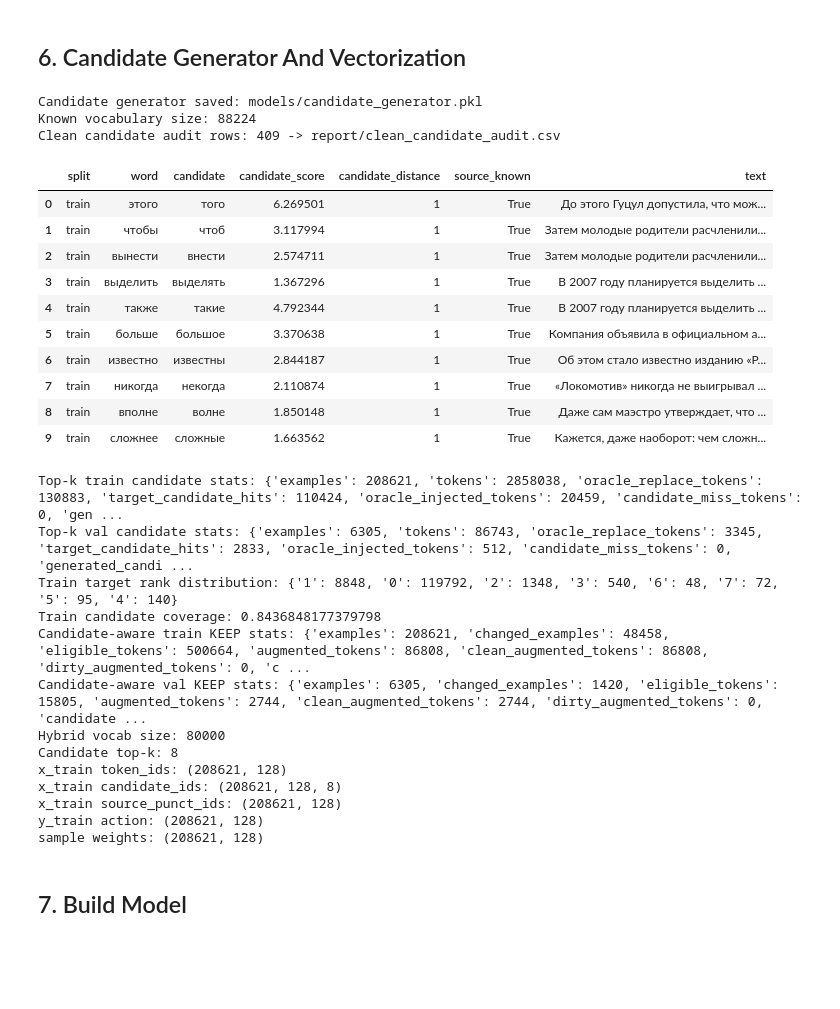
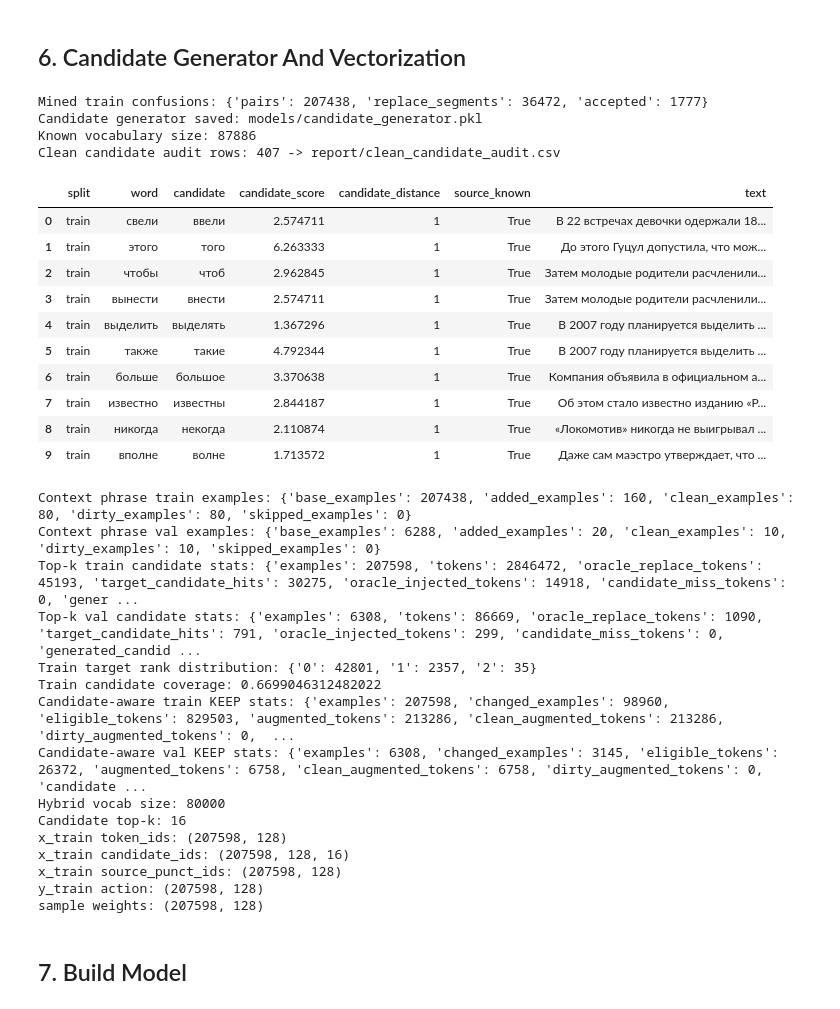
Before and after one commit to DaniilKuzma/ai-assistant, a Jupyter notebook: notebook.ipynb, the cells around one changed output. Drawn from its saved outputs; the diff is of its cells as text; code cells hidden in the pictures; blank space fills up the shorter version.

```diff
--- a/notebook.ipynb
+++ b/notebook.ipynb
@@ -471,7 +437,7 @@ Target punctuation labels: Counter({'NONE': 2356637, ',': 217156, '.': 184460, '
 reload_project_modules(["candidate_generator", "hybrid_preprocessor", "training_augmentation", "morphology_guard", "text_utils"])
 from candidate_generator import CandidateGenerator
 from hybrid_preprocessor import HybridPreprocessor
-from training_augmentation import augment_keep_candidates, build_clean_candidate_audit, populate_top_k_candidates
+from training_augmentation import augment_contextual_phrase_examples, augment_keep_candidates, build_clean_candidate_audit, populate_top_k_candidates
 
 candidate_generator = CandidateGenerator.from_texts(
     df_train["correct_text"].dropna().astype(str).tolist(),
@@ -481,7 +447,6 @@ candidate_generator = CandidateGenerator.from_texts(
     safe_split_only=True,
     long_oov_max_distance=LONG_OOV_MAX_DISTANCE,
     long_oov_min_length=LONG_OOV_MIN_LENGTH,
-    enable_keyboard_candidates=ENABLE_KEYBOARD_CANDIDATES,
     enable_orthographic_candidates=ENABLE_ORTHOGRAPHIC_CANDIDATES,
     enable_mined_confusions=ENABLE_MINED_CONFUSIONS,
 )
@@ -509,6 +474,19 @@ clean_audit.to_csv(clean_audit_path, index=False, encoding="utf-8")
 print("Clean candidate audit rows:", len(clean_audit), "->", clean_audit_path)
 if len(clean_audit):
     display(clean_audit.head(10))
+
+train_examples, train_context_phrase_stats = augment_contextual_phrase_examples(
+    train_examples,
+    repeats=8,
+    max_tokens=MAX_LENGTH,
+)
+val_examples, val_context_phrase_stats = augment_contextual_phrase_examples(
+    val_examples,
+    repeats=1,
+    max_tokens=MAX_LENGTH,
+)
+print("Context phrase train examples:", train_context_phrase_stats)
+print("Context phrase val examples:", val_context_phrase_stats)
 
 train_examples, train_topk_candidate_stats = populate_top_k_candidates(
     train_examples,
@@ -566,58 +544,61 @@ x_train, y_train, sw_train = preprocessor.vectorize_examples(
     action_change_weight=ACTION_CHANGE_WEIGHT,
     clean_punct_keep_weight=CLEAN_PUNCT_KEEP_WEIGHT,
     dirty_punct_keep_weight=DIRTY_PUNCT_KEEP_WEIGHT,
     punct_change_weight=PUNCT_CHANGE_WEIGHT,
     final_punct_weight=FINAL_PUNCT_WEIGHT,
 )
 x_val, y_val, sw_val = preprocessor.vectorize_examples(
     val_examples,
     clean_action_keep_weight=CLEAN_ACTION_KEEP_WEIGHT,
     dirty_action_keep_weight=DIRTY_ACTION_KEEP_WEIGHT,
     action_change_weight=ACTION_CHANGE_WEIGHT,
     clean_punct_keep_weight=CLEAN_PUNCT_KEEP_WEIGHT,
     dirty_punct_keep_weight=DIRTY_PUNCT_KEEP_WEIGHT,
     punct_change_weight=PUNCT_CHANGE_WEIGHT,
     final_punct_weight=FINAL_PUNCT_WEIGHT,
 )
 
 if "source_punct_ids" not in x_train or x_train["candidate_ids"].ndim != 3:
     raise RuntimeError("Stale HybridPreprocessor detected. Rerun cell 2, then rerun cells 10-12.")
 
 print("Hybrid vocab size:", preprocessor.vocab_size)
 print("Candidate top-k:", preprocessor.candidate_top_k)
 print("x_train token_ids:", x_train["token_ids"].shape)
 print("x_train candidate_ids:", x_train["candidate_ids"].shape)
 print("x_train source_punct_ids:", x_train["source_punct_ids"].shape)
 print("y_train action:", y_train["action"].shape)
 print("sample weights:", sw_train["action"].shape)
 # %% [output]
+Mined train confusions: {'pairs': 207438, 'replace_segments': 36472, 'accepted': 1777}
 Candidate generator saved: models/candidate_generator.pkl
-Known vocabulary size: 88224
-Clean candidate audit rows: 409 -> report/clean_candidate_audit.csv
+Known vocabulary size: 87886
+Clean candidate audit rows: 407 -> report/clean_candidate_audit.csv
 |  | split | word | candidate | candidate_score | candidate_distance | source_known | text |
-| 0 | train | этого | того | 6.269501 | 1 | True | До этого Гуцул допустила, что мож... |
-| 1 | train | чтобы | чтоб | 3.117994 | 1 | True | Затем молодые родители расчленили... |
-| 2 | train | вынести | внести | 2.574711 | 1 | True | Затем молодые родители расчленили... |
-| 3 | train | выделить | выделять | 1.367296 | 1 | True | В 2007 году планируется выделить ... |
-| 4 | train | также | такие | 4.792344 | 1 | True | В 2007 году планируется выделить ... |
-| 5 | train | больше | большое | 3.370638 | 1 | True | Компания объявила в официальном а... |
-| 6 | train | известно | известны | 2.844187 | 1 | True | Об этом стало известно изданию «P... |
-| 7 | train | никогда | некогда | 2.110874 | 1 | True | «Локомотив» никогда не выигрывал ... |
-| 8 | train | вполне | волне | 1.850148 | 1 | True | Даже сам маэстро утверждает, что ... |
-| 9 | train | сложнее | сложные | 1.663562 | 1 | True | Кажется, даже наоборот: чем сложн... |
+| 0 | train | свели | ввели | 2.574711 | 1 | True | В 22 встречах девочки одержали 18... |
+| 1 | train | этого | того | 6.263333 | 1 | True | До этого Гуцул допустила, что мож... |
+| 2 | train | чтобы | чтоб | 2.962845 | 1 | True | Затем молодые родители расчленили... |
+| 3 | train | вынести | внести | 2.574711 | 1 | True | Затем молодые родители расчленили... |
+| 4 | train | выделить | выделять | 1.367296 | 1 | True | В 2007 году планируется выделить ... |
+| 5 | train | также | такие | 4.792344 | 1 | True | В 2007 году планируется выделить ... |
+| 6 | train | больше | большое | 3.370638 | 1 | True | Компания объявила в официальном а... |
+| 7 | train | известно | известны | 2.844187 | 1 | True | Об этом стало известно изданию «P... |
+| 8 | train | никогда | некогда | 2.110874 | 1 | True | «Локомотив» никогда не выигрывал ... |
+| 9 | train | вполне | волне | 1.713572 | 1 | True | Даже сам маэстро утверждает, что ... |
-Top-k train candidate stats: {'examples': 208621, 'tokens': 2858038, 'oracle_replace_tokens': 130883, 'target_candidate_hits': 110424, 'oracle_injected_tokens': 20459, 'candidate_miss_tokens': 0, 'gen ...
-Top-k val candidate stats: {'examples': 6305, 'tokens': 86743, 'oracle_replace_tokens': 3345, 'target_candidate_hits': 2833, 'oracle_injected_tokens': 512, 'candidate_miss_tokens': 0, 'generated_candi ...
-Train target rank distribution: {'1': 8848, '0': 119792, '2': 1348, '3': 540, '6': 48, '7': 72, '5': 95, '4': 140}
-Train candidate coverage: 0.8436848177379798
-Candidate-aware train KEEP stats: {'examples': 208621, 'changed_examples': 48458, 'eligible_tokens': 500664, 'augmented_tokens': 86808, 'clean_augmented_tokens': 86808, 'dirty_augmented_tokens': 0, 'c ...
-Candidate-aware val KEEP stats: {'examples': 6305, 'changed_examples': 1420, 'eligible_tokens': 15805, 'augmented_tokens': 2744, 'clean_augmented_tokens': 2744, 'dirty_augmented_tokens': 0, 'candidate ...
+Context phrase train examples: {'base_examples': 207438, 'added_examples': 160, 'clean_examples': 80, 'dirty_examples': 80, 'skipped_examples': 0}
+Context phrase val examples: {'base_examples': 6288, 'added_examples': 20, 'clean_examples': 10, 'dirty_examples': 10, 'skipped_examples': 0}
+Top-k train candidate stats: {'examples': 207598, 'tokens': 2846472, 'oracle_replace_tokens': 45193, 'target_candidate_hits': 30275, 'oracle_injected_tokens': 14918, 'candidate_miss_tokens': 0, 'gener ...
+Top-k val candidate stats: {'examples': 6308, 'tokens': 86669, 'oracle_replace_tokens': 1090, 'target_candidate_hits': 791, 'oracle_injected_tokens': 299, 'candidate_miss_tokens': 0, 'generated_candid ...
+Train target rank distribution: {'0': 42801, '1': 2357, '2': 35}
+Train candidate coverage: 0.6699046312482022
+Candidate-aware train KEEP stats: {'examples': 207598, 'changed_examples': 98960, 'eligible_tokens': 829503, 'augmented_tokens': 213286, 'clean_augmented_tokens': 213286, 'dirty_augmented_tokens': 0,  ...
+Candidate-aware val KEEP stats: {'examples': 6308, 'changed_examples': 3145, 'eligible_tokens': 26372, 'augmented_tokens': 6758, 'clean_augmented_tokens': 6758, 'dirty_augmented_tokens': 0, 'candidate ...
 Hybrid vocab size: 80000
-Candidate top-k: 8
-x_train token_ids: (208621, 128)
-x_train candidate_ids: (208621, 128, 8)
-x_train source_punct_ids: (208621, 128)
-y_train action: (208621, 128)
-sample weights: (208621, 128)
+Candidate top-k: 16
+x_train token_ids: (207598, 128)
+x_train candidate_ids: (207598, 128, 16)
+x_train source_punct_ids: (207598, 128)
+y_train action: (207598, 128)
+sample weights: (207598, 128)
 # %% [markdown]
 ## 7. Build Model
 # %%
```
Also changed, not shown: parts of 21 cells of this notebook, 26 other files.
